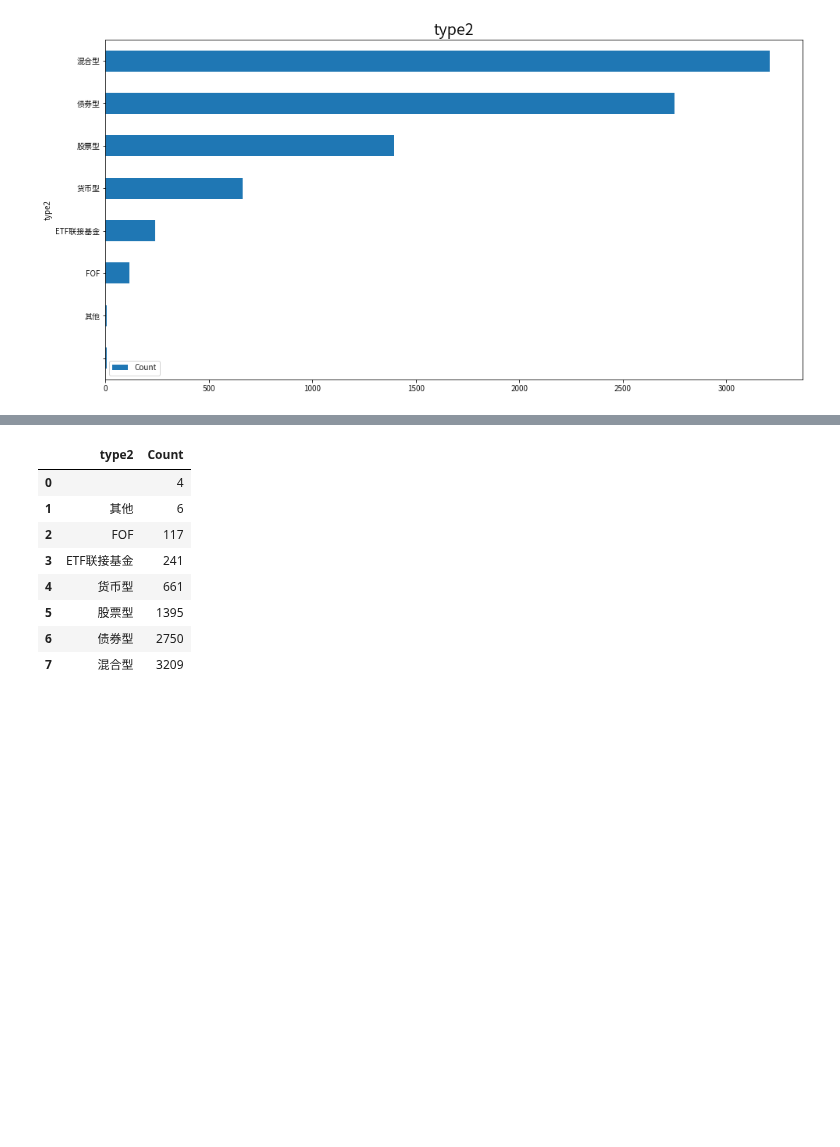
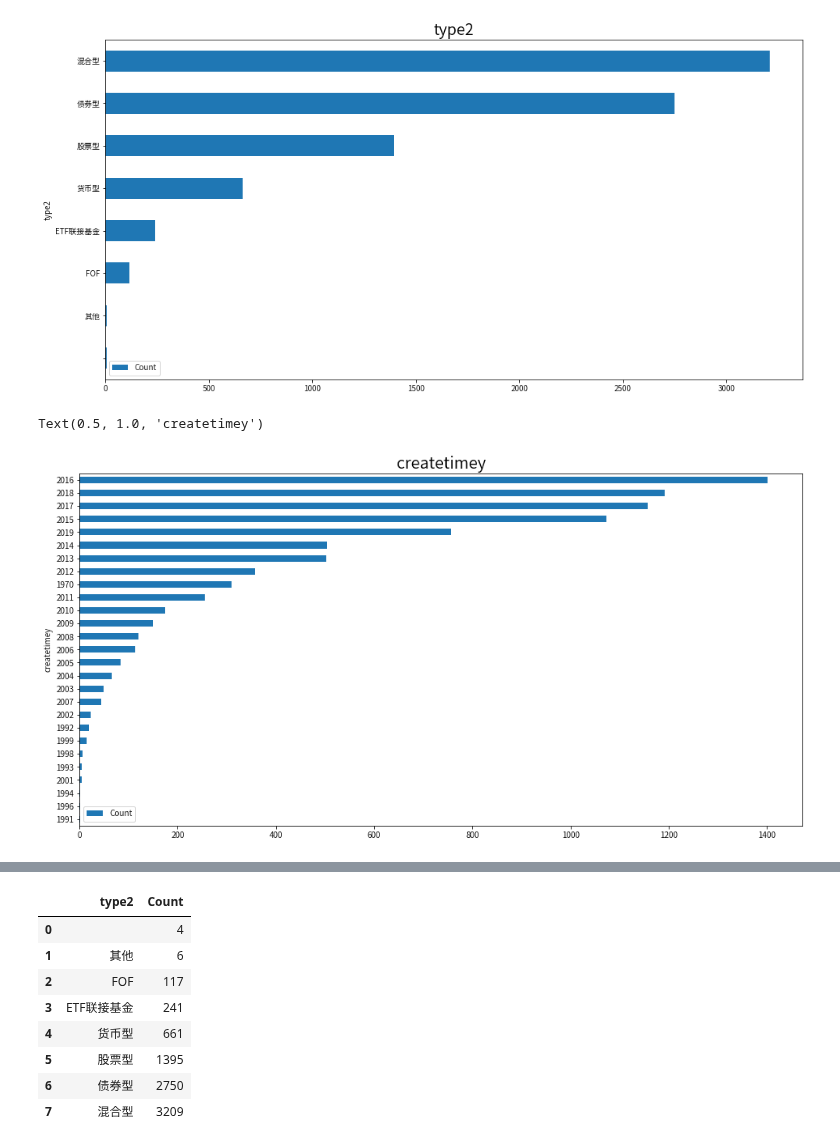
Before and after one commit to zhs007/jupyternotebook.demo, a Jupyter notebook: home/cnfunds/cnfund001.ipynb, the cells around one changed output, grey strips where cells are left out. Drawn from its saved outputs; the diff is of its cells as text; code cells hidden in the pictures; blank space fills up the shorter version.

```diff
--- a/home/cnfunds/cnfund001.ipynb
+++ b/home/cnfunds/cnfund001.ipynb
@@ -220,3 +222,12 @@ ax.set_title("type2", fontsize=20)
 # %% [output]
 Text(0.5, 1.0, 'type2')
 [figure]
+# %%
+createtimey = dfFunds.groupby('createtimey').size().sort_values().reset_index(name = 'Count')
+ax = createtimey.plot(kind = 'barh', x = 'createtimey')
+ax.set_xlabel("")
+ax.set_ylabel("createtimey")
+ax.set_title("createtimey", fontsize=20)
+# %% [output]
+Text(0.5, 1.0, 'createtimey')
+[figure, added]
```
Also changed, not shown: parts of 5 cells of this notebook, 1 other file.
